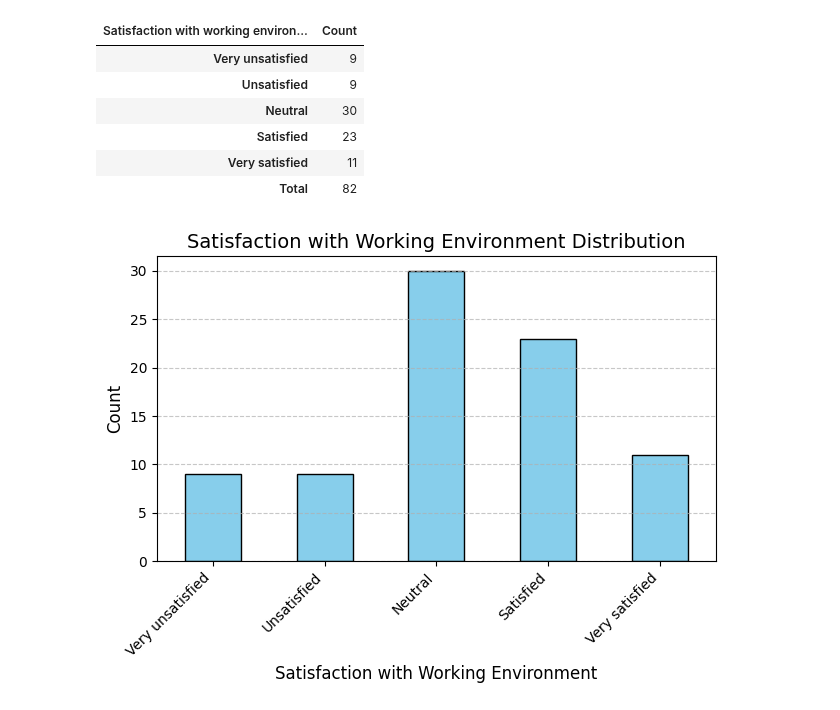
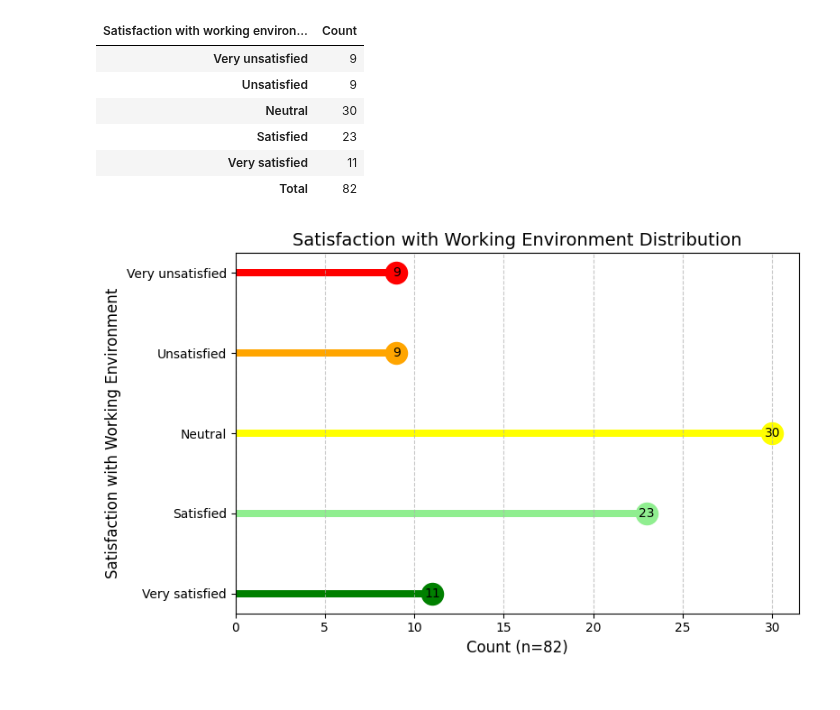
Before and after one commit to jemlau/DataAnalysisProject, a Jupyter notebook: harjotustyöHANNA.ipynb, the cells around one changed output. Saved outputs shown, nothing was run; the diff lists cells and outputs as text; code cells hidden in the pictures.

```diff
--- a/harjotustyöHANNA.ipynb
+++ b/harjotustyöHANNA.ipynb
@@ -92,12 +96,15 @@ df_satcolleques
 # Poistetaan "Total"-rivi ennen kaavion piirtämistä
 df_satcolleques_filtered = df_satcolleques[:-1]
 
+# Määritellään värit tyytyväisyysluokkien mukaan
+colors = ['green', 'orange', 'yellow', 'lightgreen']
+
 # Piirretään pylväsdiagrammi
-df_satcolleques_filtered['Count'].plot(kind='bar', color='skyblue', edgecolor='black')
+ax = df_satcolleques_filtered['Count'].plot(kind='bar', color=colors, edgecolor='black')
 
 # Akselin ja otsikon asettaminen
 plt.xlabel('Satisfaction with Colleagues', fontsize=12)
-plt.ylabel('Count', fontsize=12)
+plt.ylabel('Count, (n=81)', fontsize=12)  # Lisätty n=82 y-akselin otsikkoon
 plt.title('Satisfaction with Colleagues Distribution', fontsize=14)
 
 # Asetetaan x-akselin nimikkeet
@@ -106,5 +113,10 @@ plt.xticks(rotation=45, ha='right')
 # Lisätään ruudukko ja tiivistetään ulkoasua
 plt.grid(axis='y', linestyle='--', alpha=0.7)
 plt.tight_layout()  # Varmistetaan, että kaikki teksti näkyy
+
+# Lisätään pylväiden sisälle määrät
+for idx, value in enumerate(df_satcolleques_filtered['Count']):
+    ax.text(idx, value, str(value), ha='center', va='bottom')  # 'va' määrää tekstin sijoittelun y-akselilla
+
 plt.show()
 # %% [output]
@@ -127,24 +139,39 @@ df_satworkingenvironment
 # %%
 # Poistetaan "Total"-rivi ennen kaavion piirtämistä
 df_satworkingenvironment_filtered = df_satworkingenvironment[:-1]  # Jätetään pois viimeinen rivi (Total)
 
-# Piirretään pylväsdiagrammi
-df_satworkingenvironment_filtered['Count'].plot(kind='bar', color='skyblue', edgecolor='black')
+# Määritellään värit
+colors = ['green', 'lightgreen', 'yellow', 'orange', 'red']
+
+# Piirretään tikkarikaavio
+fig, ax = plt.subplots(figsize=(8, 5))
+
+# Piirretään tikkarit alhaalta ylös, ohuempina
+bar_width = 0.09  # Tikkarien leveys
+ax.barh(df_satworkingenvironment_filtered.index[::-1], df_satworkingenvironment_filtered['Count'][::-1], color=colors, height=bar_width)
+
+# Piirretään pallot tikkarien päälle ja käytetään samoja värejä kuin palkkeissa
+pallot_x = df_satworkingenvironment_filtered['Count'][::-1]  # Pallojen x-koordinaatit
+pallot_y = df_satworkingenvironment_filtered.index[::-1]  # Pallojen y-koordinaatit
+for idx, color in enumerate(colors):
+    ax.scatter(pallot_x[idx], pallot_y[idx], s=300, color=color)  # Pallot saavat saman värin kuin palkit
 
 # Akselin ja otsikon asettaminen
-plt.xlabel('Satisfaction with Working Environment', fontsize=12)
-plt.ylabel('Count', fontsize=12)
+plt.ylabel('Satisfaction with Working Environment', fontsize=12)
+plt.xlabel('Count (n=82)', fontsize=12)
 plt.title('Satisfaction with Working Environment Distribution', fontsize=14)
 
-# Asetetaan x-akselin nimikkeet
-plt.xticks(rotation=45, ha='right')
+# Lisätään ruudukko ja tiivistetään ulkoasua
+plt.grid(axis='x', linestyle='--', alpha=0.7)
+plt.tight_layout()  # Varmistetaan, että kaikki teksti näkyy
 
-# Lisätään ruudukko ja tiivistetään ulkoasua
-plt.grid(axis='y', linestyle='--', alpha=0.7)
-plt.tight_layout()  # Varmistetaan, että kaikki teksti näkyy
+# Lisätään määrät pallojen sisälle
+for idx, value in enumerate(df_satworkingenvironment_filtered['Count'][::-1]):
+    ax.text(value, idx, str(value), ha='center', va='center', color='black', fontsize=10)
+
 plt.show()
 # %% [output]
-[figure, old version]
+[figure, new version]
 # %%
 # Poistetaan "Total"-rivi ennen kaavion piirtämistä
 df_satworkingenvironment_filtered = df_satworkingenvironment[:-1]  # Jätetään pois viimeinen rivi (Total)
```
Also changed, not shown: parts of 7 cells of this notebook.
